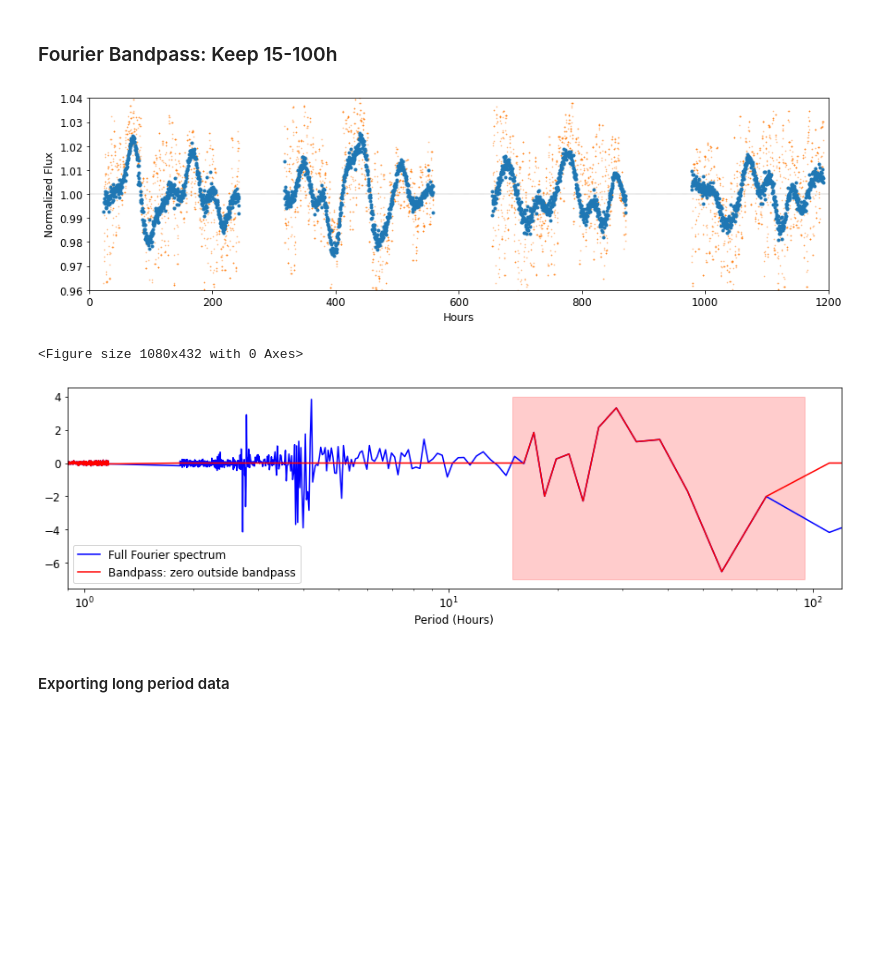
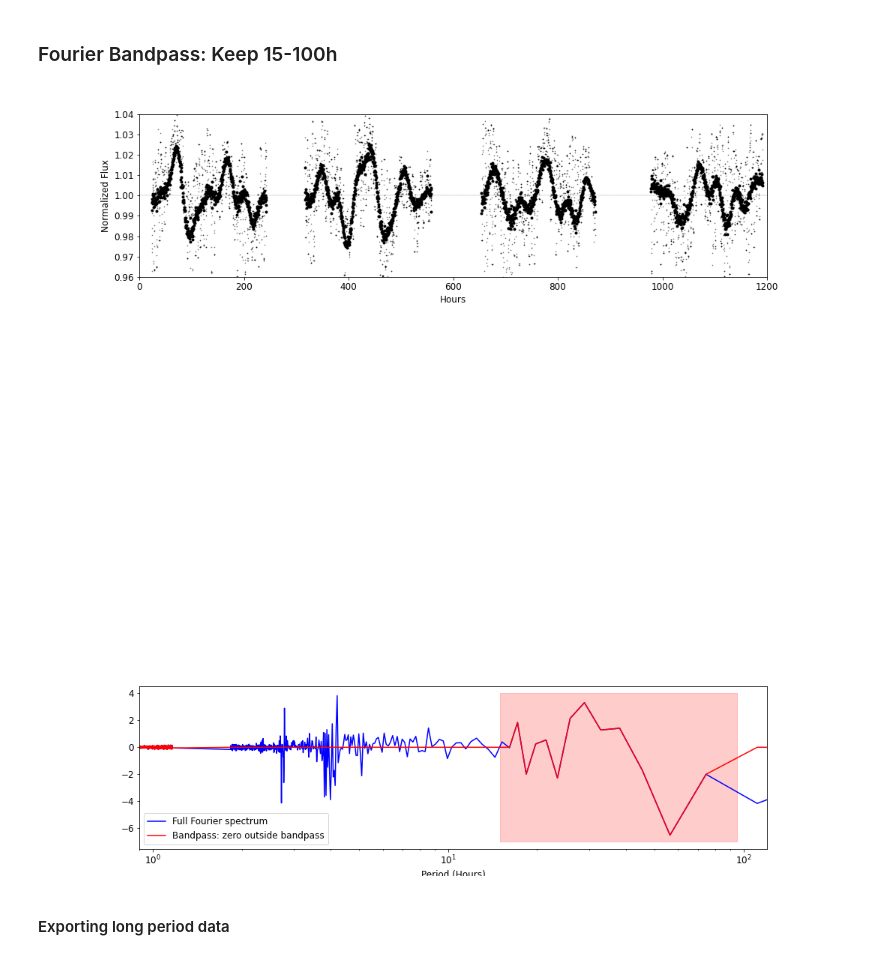
Before and after one commit to fudanguyen/aroma, a Jupyter notebook: AROMA_An_Exo_Rot_Mapping/notebooks/FrequencySubtraction_LongPeriodVariation-Copy1.ipynb, the cells around one changed output. Saved outputs shown, nothing was run; the diff lists cells and outputs as text; code cells hidden in the pictures; blank space fills up the shorter version.

```diff
--- a/AROMA_An_Exo_Rot_Mapping/notebooks/FrequencySubtraction_LongPeriodVariation-Copy1.ipynb
+++ b/AROMA_An_Exo_Rot_Mapping/notebooks/FrequencySubtraction_LongPeriodVariation-Copy1.ipynb
@@ -232,38 +232,38 @@ for i,seg in enumerate(segments):
     # axes.set_xlabel('Hours')
     # axes.legend()
 
     # ax.plot(synTime, 1+filteredLc.rolling(boxcarwindow).mean(), ls='', marker='o', ms=3, c='tab:blue')
-    ax.plot(realTime, realLc, c='tab:orange', ls='', marker='o', ms=0.7, alpha=0.45, label='Original data')
-    ax.plot(synTime[::2], 1+filteredLc.rolling(boxcarwindow).mean()[::2].values, ls='', marker='o', ms=3, c='tab:blue', label='Fourier Bandpass: Period %i-%i hours'%(limhigh,limlow))
+    ax.plot(realTime, realLc, c='black', ls='', marker='o', ms=0.7, alpha=0.45, label='Original data')
+    ax.plot(synTime[::2], 1+filteredLc.rolling(boxcarwindow).mean()[::2].values, ls='', marker='o', ms=3, c='black', label='Fourier Bandpass: Period %i-%i hours'%(limhigh,limlow))
     ax.set_xlabel('Hours'), ax.set_ylabel('Normalized Flux')
     # ax.set_title('Inverse FT lightcurve: filter %i-%i period hours'%(limlow, limhigh))
 
     temparray = 1+filteredLc.rolling(boxcarwindow).mean()[::2]
     tempTime+=list(synTime[::2])
     tempData+=np.transpose(temparray.values).tolist()[0]
 
 ax.set_ylim((0.96, 1.04)), ax.set_xlim((0,1200))
 
 longPeriod_lc['time'] = np.array(tempTime, dtype=np.float64)
 longPeriod_lc['flux'] = np.array(tempData, dtype=np.float64)
 longPeriod_lc.dropna(inplace=True)
 
 if save:
     plotOut = plotPath + '/fourierBandpassLC_%i-%ihr_sector3637'%(limlow, limhigh)
     f.savefig(plotOut+'.pdf', dpi=300, format='pdf', bbox_inches = 'tight')
     f.savefig(plotOut+'.png', dpi=300, format='png', bbox_inches = 'tight')
 
 # # plot comparison
 # # compared smooth vs unsmooth data:
 # figC, acx = plt.subplots(figsize=(15,3))
 # raw = data.query('TIME >= %f & TIME < %f'%(t0, t1))
 # acx.plot(raw.TIME, raw.PSF_FLUX_NORM, ls='', marker='o', ms=2, c='tab:green', label='OG')
 # acx.plot(realTime, realLc, c='xkcd:red', ls='', marker='o', ms=2, label='%i hour median boxcar-ed'%OGwindow)
 # acx.legend(), acx.set_xlabel('Hours'), acx.set_ylabel('Normalized Flux')
 # %% [output]
-[figure, old version]
+[figure, new version]
-<Figure size 1080x432 with 0 Axes>
-[figure, old version]
+[figure, new version]
+[figure, added]
 # %% [markdown]
 #### Exporting long period data
 # %%
```
Also changed, not shown: 11 other files.
